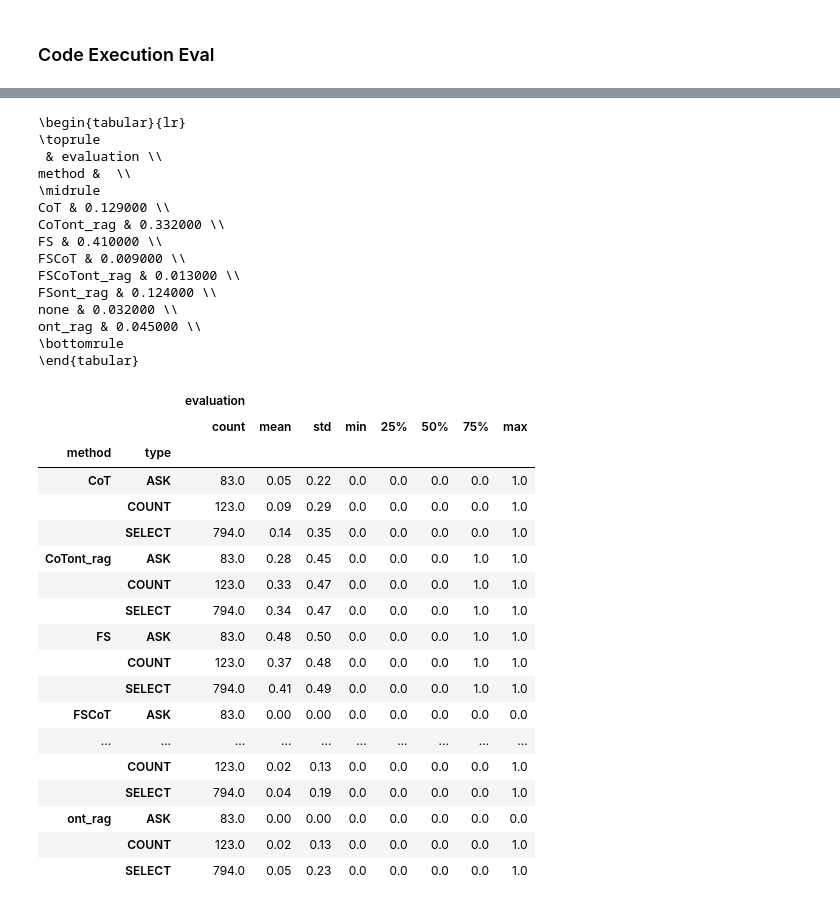
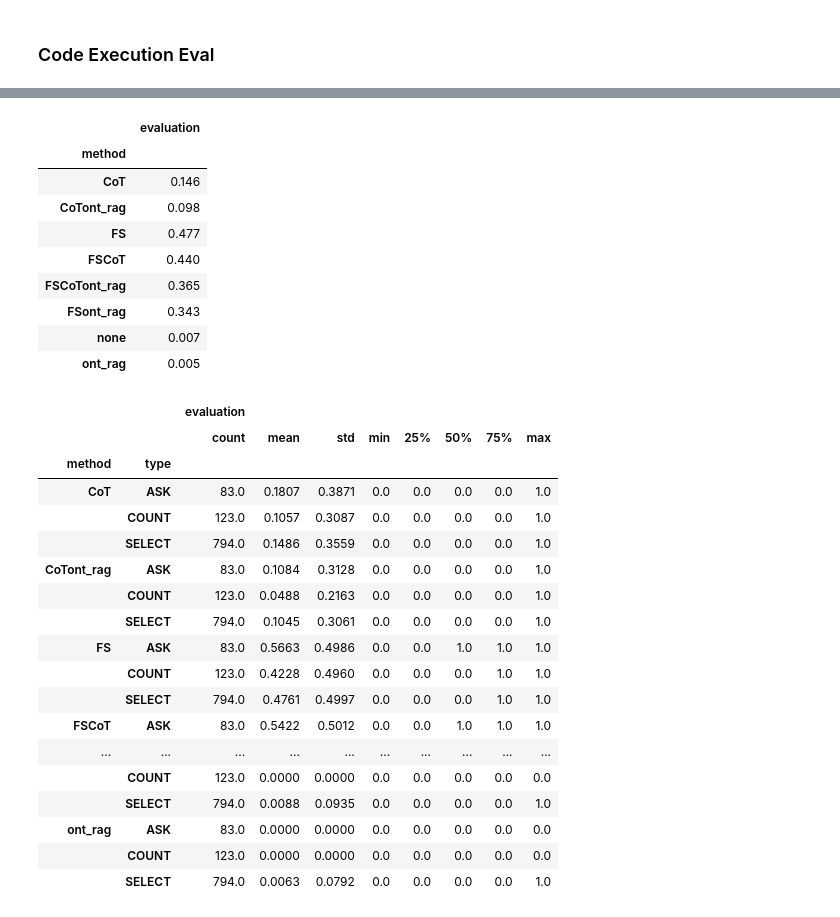
Before and after one commit to CLSInfra-UNED/CLS-Augur, a Jupyter notebook: Notebooks/evaluation.ipynb, the cells around one changed output, grey strips where cells are left out. Cells and saved outputs as stored; diff of their text form; code cells hidden in the pictures.

Commit message:
Evaluation script. OpenAI endpoint

```diff
--- a/Notebooks/evaluation.ipynb
+++ b/Notebooks/evaluation.ipynb
@@ -45,6 +46,8 @@ def preprocess(output):
         _result = subset
     elif 'head' in output and 'boolean' in output:
         _result = output['boolean']
+    else:
+        print(output)
     return _result
 # %%
 def check_well_constructed(output):
@@ -70,9 +143,15 @@ gold_standard['curated'] = gold_standard['evaluated'].apply(preprocess)
 # %%
-grouped = model_output.groupby('method')
+grouped = model_output.groupby('method', sort=False)
 ex_eval = pd.DataFrame()
 for i, (method, group) in enumerate(grouped):
     comparison = group['curated'].values == gold_standard['curated'].values
-    print(f"Accuracy for {method}: {comparison.mean()}")
-    comparison = pd.DataFrame(comparison)
+    print(method, sum(comparison))
+    #comparison = [compare_values(row1, row2) for row1, row2 in zip(group['curated'], gold_standard['curated'])]
+    #print(f"Accuracy for {method}: {comparison.mean()}")
+    comparison = pd.DataFrame(comparison, columns=['evaluation'])
+    comparison['method'] = method
+    comparison['consult'] = group['consult'].to_list()
+    comparison['output'] = group['output'].to_list()
+    print(sum(group['output'].apply(check_well_constructed)))
     ex_eval = pd.concat([ex_eval, comparison])
 # %% [output]
@@ -86,0 +190,2 @@ Accuracy for ont_rag: 0.013
+# %%
+ex_eval['evaluation'] = ex_eval['evaluation'].astype(int)
@@ -90,42 +243,37 @@ model_output['evaluation'] = model_output['evaluation'].astype(int)
 # %%
-print(model_output[['method','evaluation']].groupby('method').mean().to_latex())
+ex_eval[['method','evaluation']].groupby('method').mean()
 # %% [output]
-\begin{tabular}{lr}
-\toprule
- & evaluation \\
-method &  \\
-\midrule
-CoT & 0.129000 \\
-CoTont_rag & 0.332000 \\
-FS & 0.410000 \\
-FSCoT & 0.009000 \\
-FSCoTont_rag & 0.013000 \\
-FSont_rag & 0.124000 \\
-none & 0.032000 \\
-ont_rag & 0.045000 \\
-\bottomrule
-\end{tabular}
+|  | evaluation |
+| method |  |
+| CoT | 0.146 |
+| CoTont_rag | 0.098 |
+| FS | 0.477 |
+| FSCoT | 0.440 |
+| FSCoTont_rag | 0.365 |
+| FSont_rag | 0.343 |
+| none | 0.007 |
+| ont_rag | 0.005 |
 # %%
-model_output['type'] = gold_standard.sparql_query.apply(type_of_consult).to_list() * 8
+ex_eval['type'] = gold_standard.sparql_query.apply(type_of_consult).to_list() * 8
 # %%
-model_output[['method','evaluation','type']].groupby(['method', 'type']).describe().round(2)
+ex_eval[['method','evaluation','type']].groupby(['method', 'type']).describe().round(4)
 # %% [output]
 |  |  | evaluation |  |  |  |  |  |  |  |
 |  |  | count | mean | std | min | 25% | 50% | 75% | max |
 | method | type |  |  |  |  |  |  |  |  |
-| CoT | ASK | 83.0 | 0.05 | 0.22 | 0.0 | 0.0 | 0.0 | 0.0 | 1.0 |
-|  | COUNT | 123.0 | 0.09 | 0.29 | 0.0 | 0.0 | 0.0 | 0.0 | 1.0 |
-|  | SELECT | 794.0 | 0.14 | 0.35 | 0.0 | 0.0 | 0.0 | 0.0 | 1.0 |
-| CoTont_rag | ASK | 83.0 | 0.28 | 0.45 | 0.0 | 0.0 | 0.0 | 1.0 | 1.0 |
-|  | COUNT | 123.0 | 0.33 | 0.47 | 0.0 | 0.0 | 0.0 | 1.0 | 1.0 |
-|  | SELECT | 794.0 | 0.34 | 0.47 | 0.0 | 0.0 | 0.0 | 1.0 | 1.0 |
-| FS | ASK | 83.0 | 0.48 | 0.50 | 0.0 | 0.0 | 0.0 | 1.0 | 1.0 |
-|  | COUNT | 123.0 | 0.37 | 0.48 | 0.0 | 0.0 | 0.0 | 1.0 | 1.0 |
-|  | SELECT | 794.0 | 0.41 | 0.49 | 0.0 | 0.0 | 0.0 | 1.0 | 1.0 |
-| FSCoT | ASK | 83.0 | 0.00 | 0.00 | 0.0 | 0.0 | 0.0 | 0.0 | 0.0 |
+| CoT | ASK | 83.0 | 0.1807 | 0.3871 | 0.0 | 0.0 | 0.0 | 0.0 | 1.0 |
+|  | COUNT | 123.0 | 0.1057 | 0.3087 | 0.0 | 0.0 | 0.0 | 0.0 | 1.0 |
+|  | SELECT | 794.0 | 0.1486 | 0.3559 | 0.0 | 0.0 | 0.0 | 0.0 | 1.0 |
+| CoTont_rag | ASK | 83.0 | 0.1084 | 0.3128 | 0.0 | 0.0 | 0.0 | 0.0 | 1.0 |
+|  | COUNT | 123.0 | 0.0488 | 0.2163 | 0.0 | 0.0 | 0.0 | 0.0 | 1.0 |
+|  | SELECT | 794.0 | 0.1045 | 0.3061 | 0.0 | 0.0 | 0.0 | 0.0 | 1.0 |
+| FS | ASK | 83.0 | 0.5663 | 0.4986 | 0.0 | 0.0 | 1.0 | 1.0 | 1.0 |
+|  | COUNT | 123.0 | 0.4228 | 0.4960 | 0.0 | 0.0 | 0.0 | 1.0 | 1.0 |
+|  | SELECT | 794.0 | 0.4761 | 0.4997 | 0.0 | 0.0 | 0.0 | 1.0 | 1.0 |
+| FSCoT | ASK | 83.0 | 0.5422 | 0.5012 | 0.0 | 0.0 | 1.0 | 1.0 | 1.0 |
 | ... | ... | ... | ... | ... | ... | ... | ... | ... | ... |
-|  | COUNT | 123.0 | 0.02 | 0.13 | 0.0 | 0.0 | 0.0 | 0.0 | 1.0 |
-|  | SELECT | 794.0 | 0.04 | 0.19 | 0.0 | 0.0 | 0.0 | 0.0 | 1.0 |
-| ont_rag | ASK | 83.0 | 0.00 | 0.00 | 0.0 | 0.0 | 0.0 | 0.0 | 0.0 |
-|  | COUNT | 123.0 | 0.02 | 0.13 | 0.0 | 0.0 | 0.0 | 0.0 | 1.0 |
-|  | SELECT | 794.0 | 0.05 | 0.23 | 0.0 | 0.0 | 0.0 | 0.0 | 1.0 |
+|  | COUNT | 123.0 | 0.0000 | 0.0000 | 0.0 | 0.0 | 0.0 | 0.0 | 0.0 |
+|  | SELECT | 794.0 | 0.0088 | 0.0935 | 0.0 | 0.0 | 0.0 | 0.0 | 1.0 |
+| ont_rag | ASK | 83.0 | 0.0000 | 0.0000 | 0.0 | 0.0 | 0.0 | 0.0 | 0.0 |
+|  | COUNT | 123.0 | 0.0000 | 0.0000 | 0.0 | 0.0 | 0.0 | 0.0 | 0.0 |
+|  | SELECT | 794.0 | 0.0063 | 0.0792 | 0.0 | 0.0 | 0.0 | 0.0 | 1.0 |
```
Also changed, not shown: parts of 22 cells of this notebook, 10 other files.
